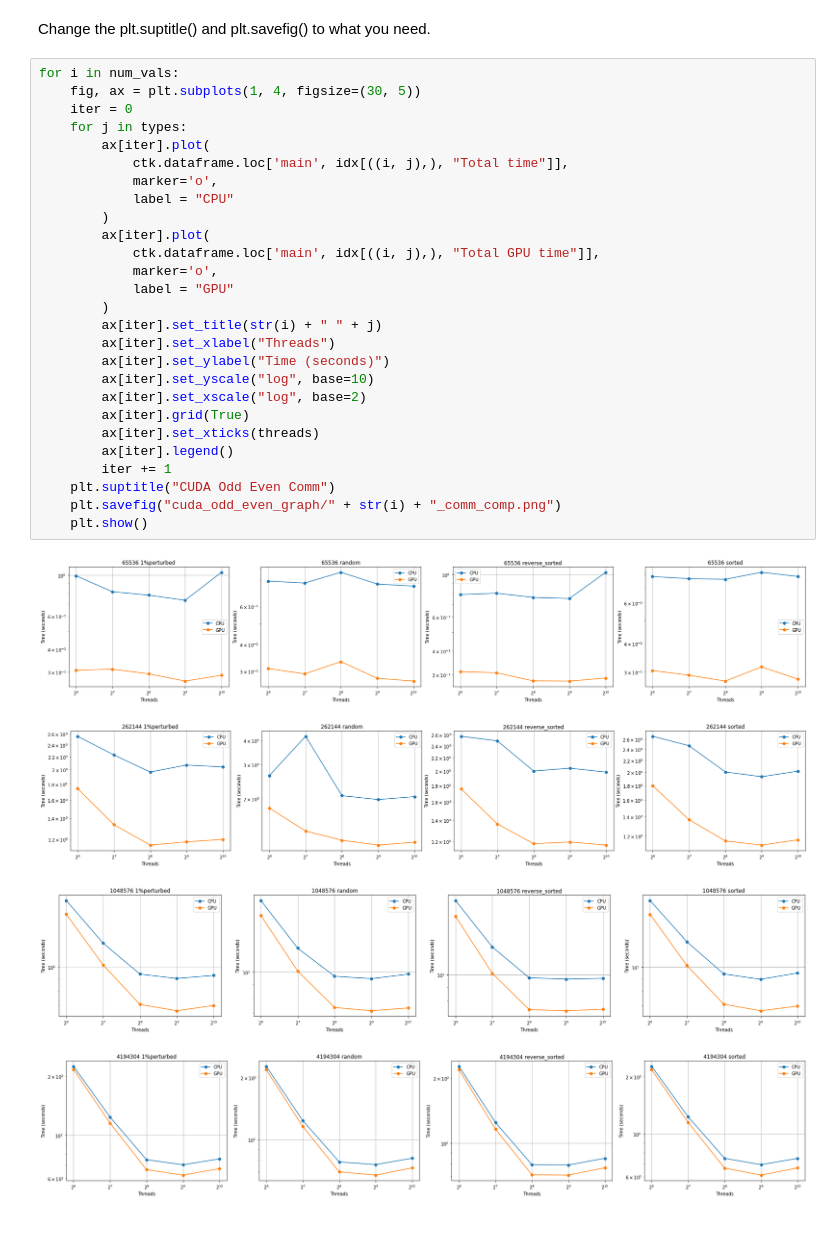
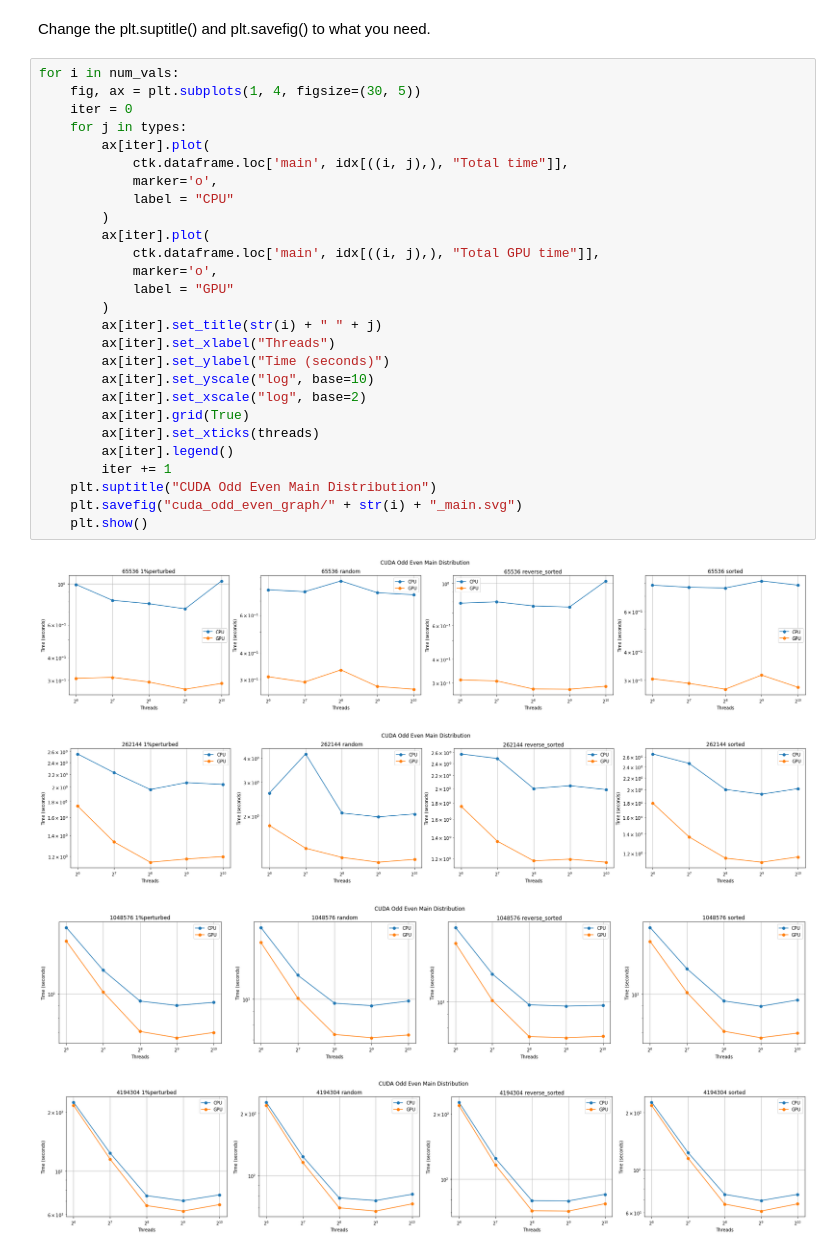
Before and after one commit to mzhang8132/CSCE435_Project, a Jupyter notebook: cuda_odd_even/cuda_odd_even.ipynb, the cells around one changed output. Cells and saved outputs as stored; diff of their text form.

Commit message:
add new graphs for odd even and update thicket analysis

```diff
--- a/cuda_odd_even/cuda_odd_even.ipynb
+++ b/cuda_odd_even/cuda_odd_even.ipynb
@@ -387,32 +387,32 @@ Change the plt.suptitle() and plt.savefig() to what you need.
 # %%
 for i in num_vals:
     fig, ax = plt.subplots(1, 4, figsize=(30, 5))
     iter = 0
     for j in types:
         ax[iter].plot(
             ctk.dataframe.loc['main', idx[((i, j),), "Total time"]],
             marker='o',
             label = "CPU"
         )
         ax[iter].plot(
             ctk.dataframe.loc['main', idx[((i, j),), "Total GPU time"]],
             marker='o',
             label = "GPU"
         )
         ax[iter].set_title(str(i) + " " + j)
         ax[iter].set_xlabel("Threads")
         ax[iter].set_ylabel("Time (seconds)")
         ax[iter].set_yscale("log", base=10)
         ax[iter].set_xscale("log", base=2)
         ax[iter].grid(True)
         ax[iter].set_xticks(threads)
         ax[iter].legend()
         iter += 1
-    plt.suptitle("CUDA Odd Even Comm")
-    plt.savefig("cuda_odd_even_graph/" + str(i) + "_comm_comp.png")
+    plt.suptitle("CUDA Odd Even Main Distribution")
+    plt.savefig("cuda_odd_even_graph/" + str(i) + "_main.svg")
     plt.show()
 # %% [output]
-[figure, old version]
+[figure, new version]
-[figure, old version]
+[figure, new version]
-[figure, old version]
+[figure, new version]
-[figure, old version]
+[figure, new version]
```
Also changed, not shown: parts of 2 cells of this notebook, 37 other files.
